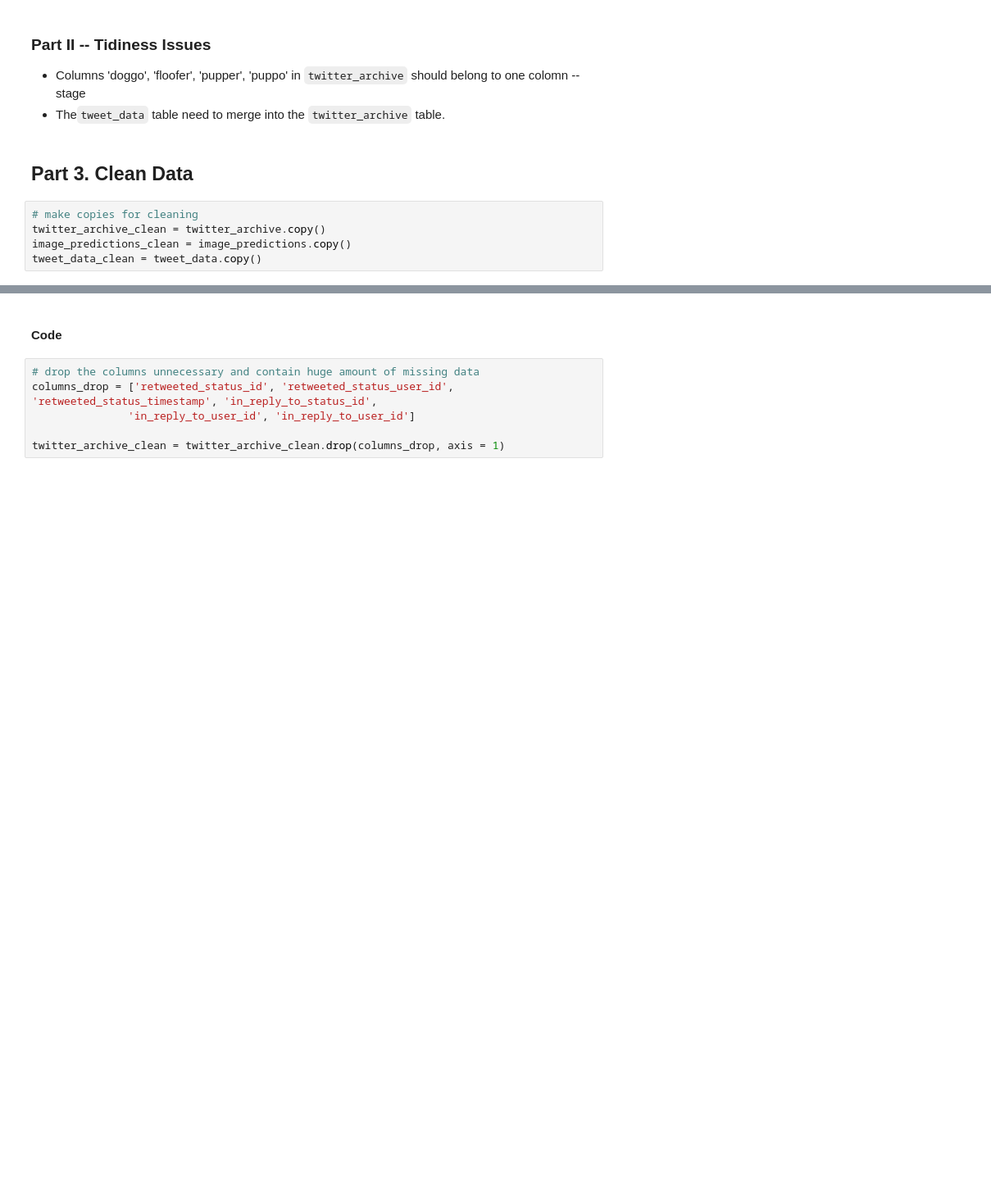
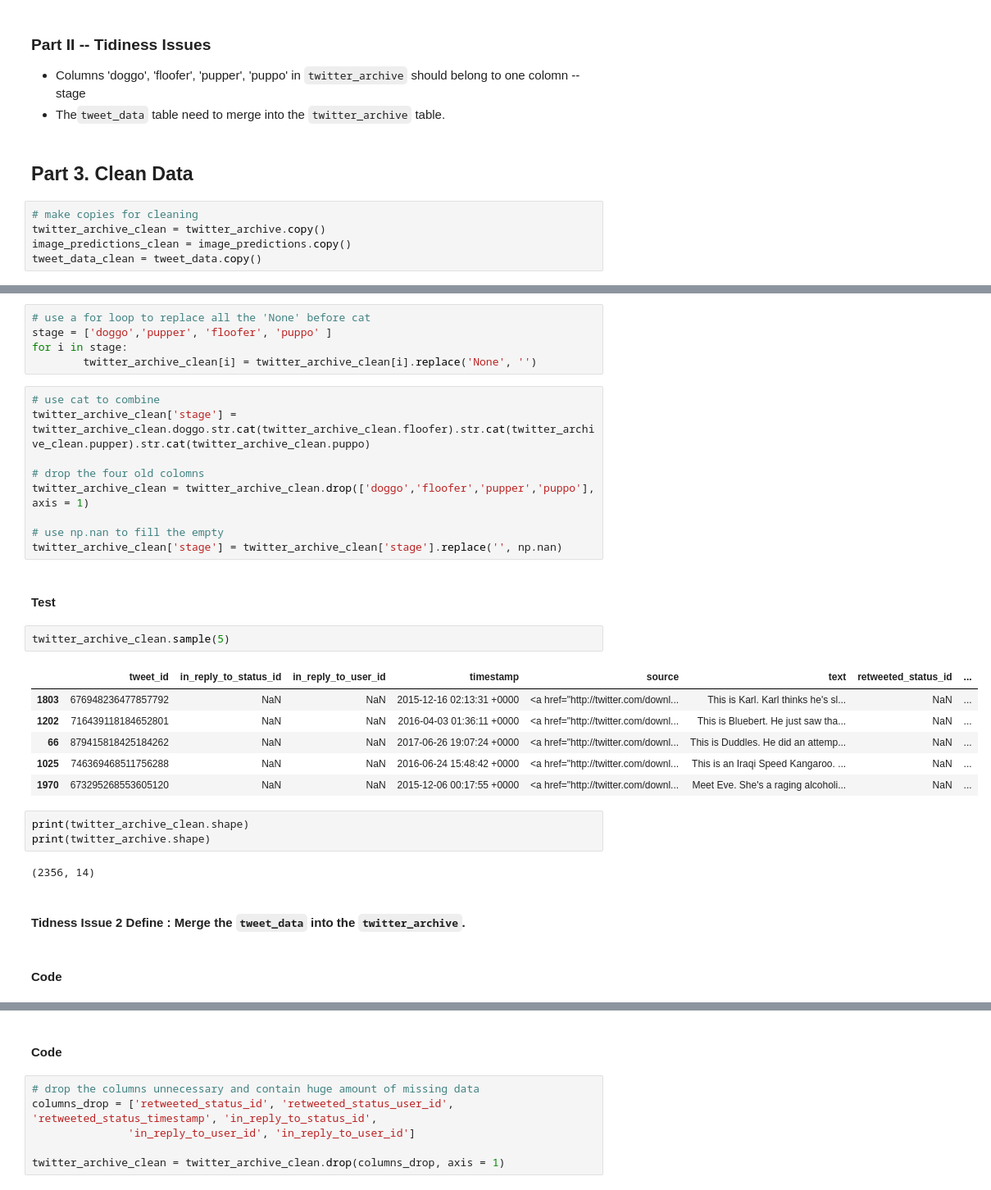
Before and after one commit to freena22/We-Rate-Dogs-Data-Wrangling-Project, a Jupyter notebook: WeRateDogs_Data_Wrangling_Project.ipynb, the cells around one changed output, grey strips where cells are left out. Shown at 82% size. Cells and saved outputs as stored; diff of their text form; blank space fills up the shorter version.

```diff
--- a/WeRateDogs_Data_Wrangling_Project.ipynb
+++ b/WeRateDogs_Data_Wrangling_Project.ipynb
@@ -401,0 +420,34 @@ tweet_data_clean = tweet_data.copy()
+# %%
+# use a for loop to replace all the 'None' before cat
+stage = ['doggo','pupper', 'floofer', 'puppo' ]
+for i in stage:
+        twitter_archive_clean[i] = twitter_archive_clean[i].replace('None', '')
+# %%
+# use cat to combine
+twitter_archive_clean['stage'] = twitter_archive_clean.doggo.str.cat(twitter_archive_clean.floofer).str.cat(twitter_archive_clean.pupper).str.cat(twitter_archive_clean.puppo)
+
+# drop the four old colomns
+twitter_archive_clean = twitter_archive_clean.drop(['doggo','floofer','pupper','puppo'], axis = 1)
+
+# use np.nan to fill the empty
+twitter_archive_clean['stage'] = twitter_archive_clean['stage'].replace('', np.nan)
+# %% [markdown]
+#### Test
+# %%
+twitter_archive_clean.sample(5)
+# %% [output]
+|  | tweet_id | in_reply_to_status_id | in_reply_to_user_id | timestamp | source | text | retweeted_status_id | ... |
+| 1803 | 676948236477857792 | NaN | NaN | 2015-12-16 02:13:31 +0000 | <a href="http://twitter.com/downl... | This is Karl. Karl thinks he's sl... | NaN | ... |
+| 1202 | 716439118184652801 | NaN | NaN | 2016-04-03 01:36:11 +0000 | <a href="http://twitter.com/downl... | This is Bluebert. He just saw tha... | NaN | ... |
+| 66 | 879415818425184262 | NaN | NaN | 2017-06-26 19:07:24 +0000 | <a href="http://twitter.com/downl... | This is Duddles. He did an attemp... | NaN | ... |
+| 1025 | 746369468511756288 | NaN | NaN | 2016-06-24 15:48:42 +0000 | <a href="http://twitter.com/downl... | This is an Iraqi Speed Kangaroo. ... | NaN | ... |
+| 1970 | 673295268553605120 | NaN | NaN | 2015-12-06 00:17:55 +0000 | <a href="http://twitter.com/downl... | Meet Eve. She's a raging alcoholi... | NaN | ... |
+# %%
+print(twitter_archive_clean.shape)
+print(twitter_archive.shape)
+# %% [output]
+(2356, 14)
+# %% [markdown]
+#### Tidness Issue 2 Define : Merge the `tweet_data` into the `twitter_archive`.
+# %% [markdown]
+#### Code
```
Also changed, not shown: parts of 27 cells of this notebook.
